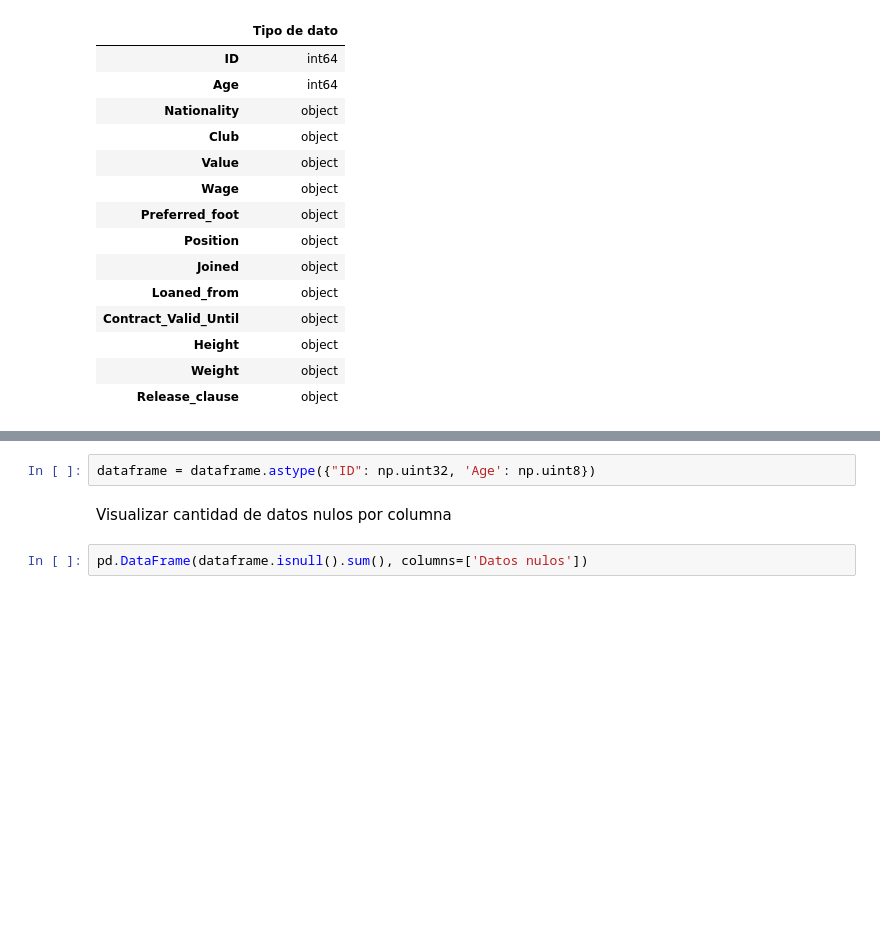
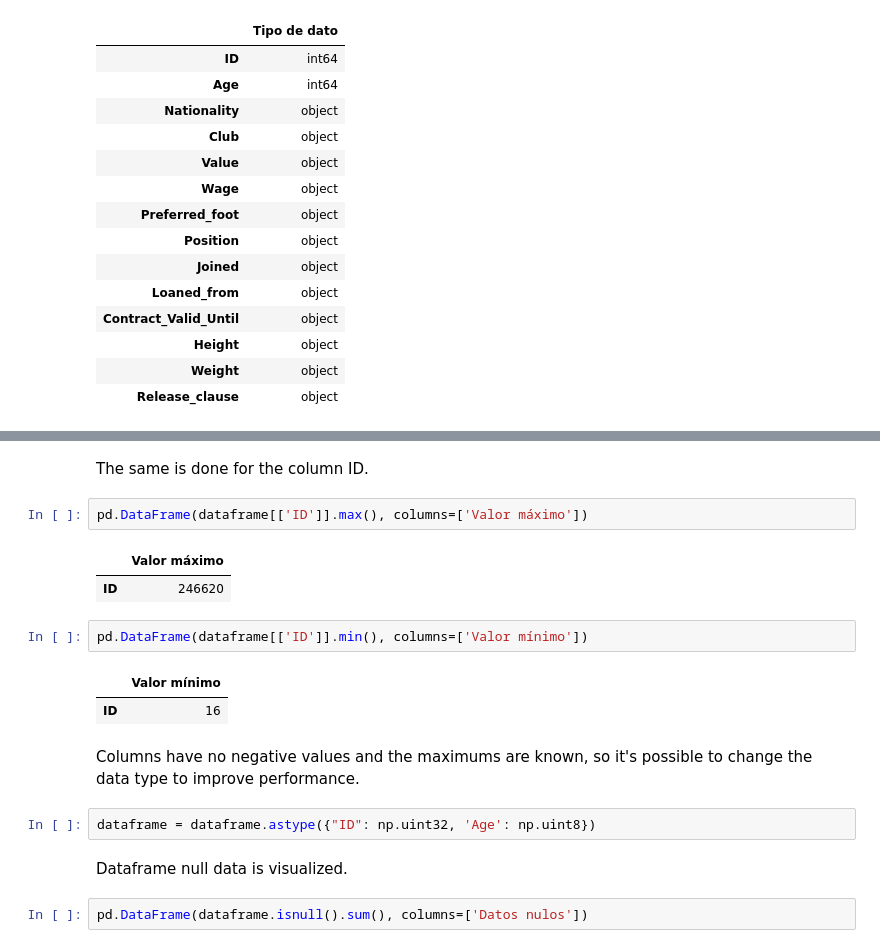
Before and after one commit to GAPPLabs/DataScienceProject, a Jupyter notebook: Proyecto.ipynb, the cells around one changed output, grey strips where cells are left out. Cells and saved outputs as stored; diff of their text form; blank space fills up the shorter version.

```diff
--- a/Proyecto.ipynb
+++ b/Proyecto.ipynb
@@ -116,7 +120,21 @@ True
+# %% [markdown]
+The same is done for the column ID.
+# %%
+pd.DataFrame(dataframe[['ID']].max(), columns=['Valor máximo'])
+# %% [output]
+|  | Valor máximo |
+| ID | 246620 |
+# %%
+pd.DataFrame(dataframe[['ID']].min(), columns=['Valor mínimo'])
+# %% [output]
+|  | Valor mínimo |
+| ID | 16 |
+# %% [markdown]
+Columns have no negative values and the maximums are known, so it's possible to change the data type to improve performance.
 # %%
 dataframe = dataframe.astype({"ID": np.uint32, 'Age': np.uint8})
-# %% [markdown]
-Visualizar cantidad de datos nulos por columna
+# %% [markdown]
+Dataframe null data is visualized.
 # %%
 pd.DataFrame(dataframe.isnull().sum(), columns=['Datos nulos'])
 # %% [output]
```
Also changed, not shown: parts of 54 cells of this notebook.
